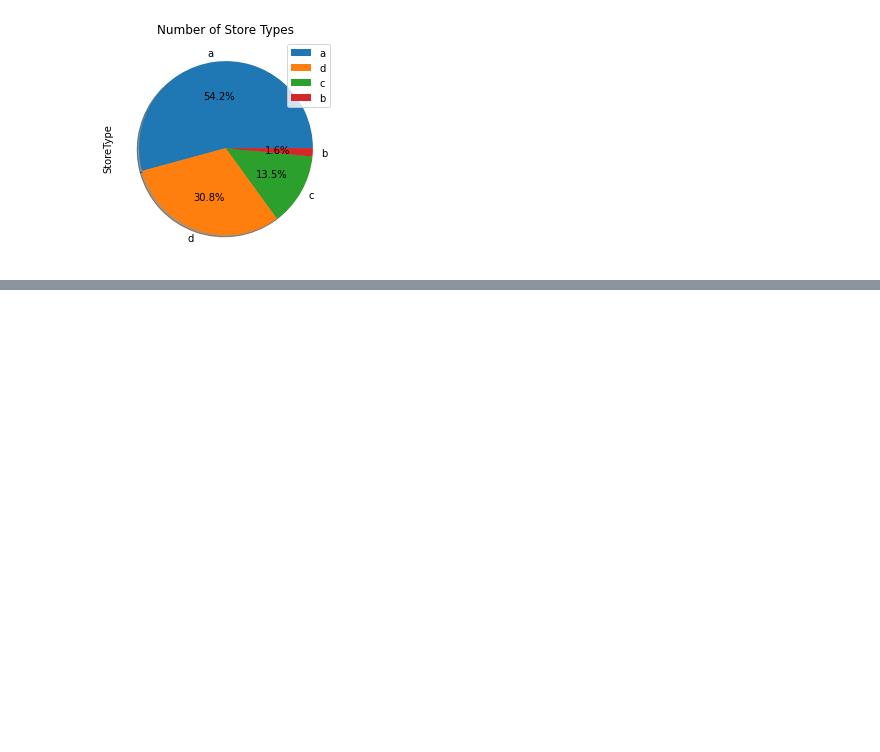
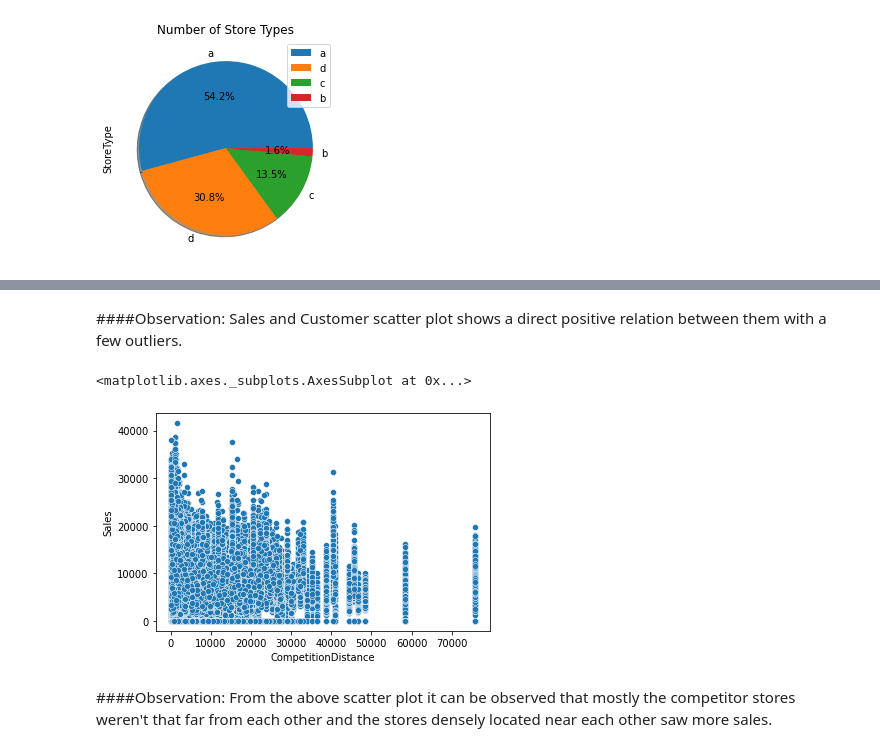
Before and after one commit to vithika-karan/Retail-Sales-Prediction, a Jupyter notebook: Rossmann_Sales_Prediction_Vithika_Karan.ipynb, the cells around one changed output, grey strips where cells are left out. Cells and saved outputs as stored; diff of their text form; code cells hidden in the pictures; blank space fills up the shorter version.

```diff
--- a/Rossmann_Sales_Prediction_Vithika_Karan.ipynb
+++ b/Rossmann_Sales_Prediction_Vithika_Karan.ipynb
@@ -338,0 +384,12 @@ plt.show()
+# %% [markdown]
+####Observation:
+Sales and Customer scatter plot shows a direct positive relation between them with a few outliers.
+# %%
+#scatterplot of Competition Distance and Sales
+sns.scatterplot(x=df['CompetitionDistance'], y=df['Sales'])
+# %% [output]
+<matplotlib.axes._subplots.AxesSubplot at 0x...>
+[figure, added]
+# %% [markdown]
+####Observation:
+From the above scatter plot it can be observed that mostly the competitor stores weren't that far from each other and the stores densely located near each other saw more sales.
```
Also changed, not shown: parts of 16 cells of this notebook.
